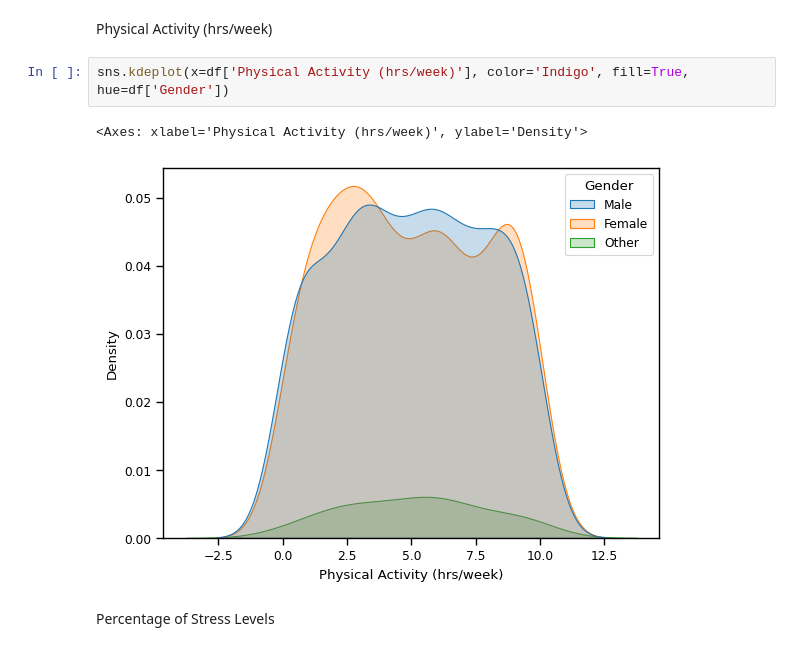
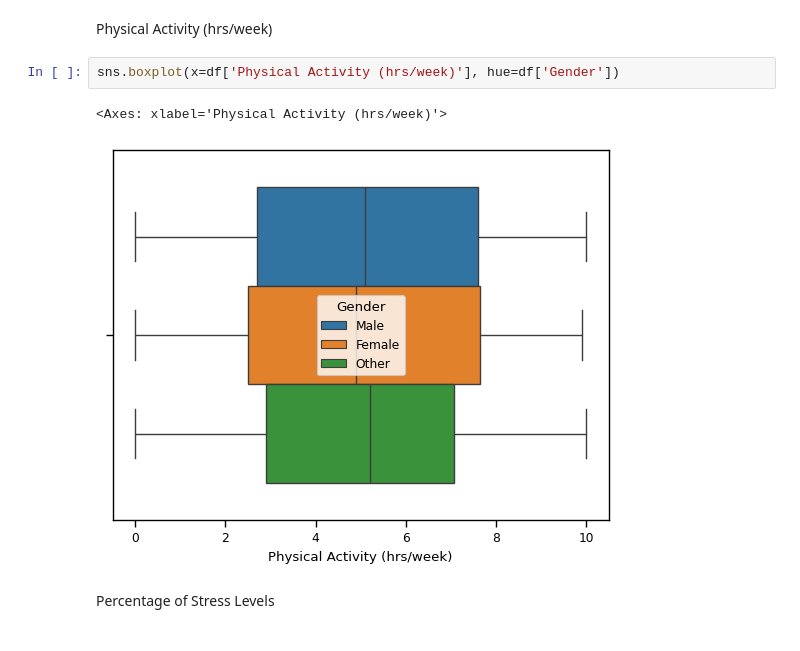
Before and after one commit to kc-011/python-programming, a Jupyter notebook: Module 3/eda.ipynb, the cells around one changed output. Cells and saved outputs as stored; diff of their text form.

```diff
--- a/Module 3/eda.ipynb
+++ b/Module 3/eda.ipynb
@@ -91,10 +91,10 @@ sns.set_context('paper')
 # %% [markdown]
 Physical Activity (hrs/week)
 # %%
-sns.kdeplot(x=df['Physical Activity (hrs/week)'], color='Indigo', fill=True, hue=df['Gender'])
+sns.boxplot(x=df['Physical Activity (hrs/week)'], hue=df['Gender'])
 # %% [output]
-<Axes: xlabel='Physical Activity (hrs/week)', ylabel='Density'>
+<Axes: xlabel='Physical Activity (hrs/week)'>
-[figure, old version]
+[figure, new version]
 # %% [markdown]
 Percentage of Stress Levels
 # %%
```
Also changed, not shown: parts of 17 cells of this notebook.
